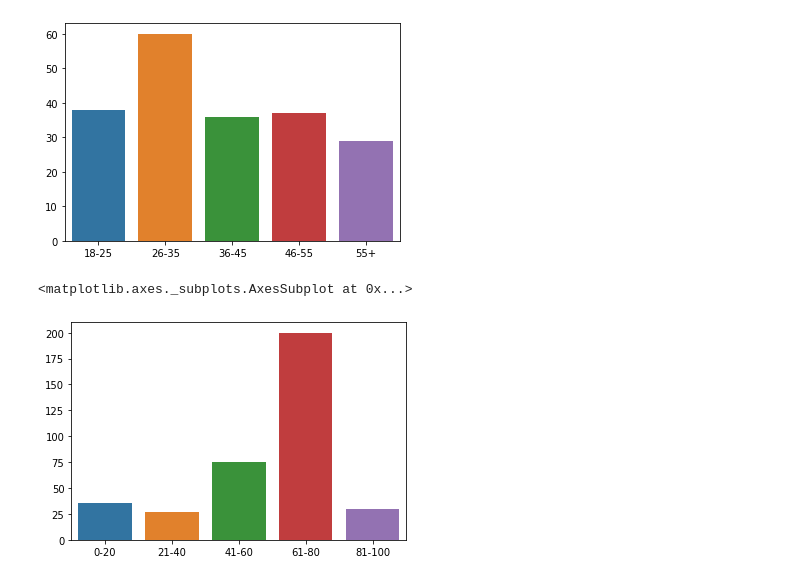
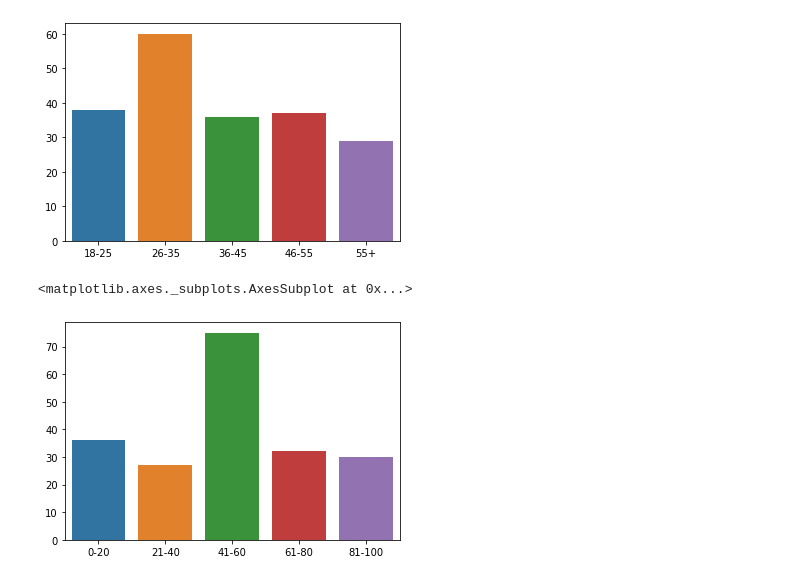
Before and after one commit to NehaNeha417/ML_SHALA, a Jupyter notebook: assignment9_clustering.ipynb, the cells around one changed output. Saved outputs shown, nothing was run; the diff lists cells and outputs as text; code cells hidden in the pictures.

```diff
--- a/assignment9_clustering.ipynb
+++ b/assignment9_clustering.ipynb
@@ -90,12 +90,12 @@ sns.barplot(x,y)
 # %%
 ss0_20 = data["Spending Score (1-100)"][(data["Spending Score (1-100)"] <=20)]
 ss21_40 = data["Spending Score (1-100)"][(data["Spending Score (1-100)"] >=21) & (data["Spending Score (1-100)"]<=40)]
 ss41_60 = data["Spending Score (1-100)"][(data["Spending Score (1-100)"] >=41) & (data["Spending Score (1-100)"]<=60)]
-ss611_80 = data["Spending Score (1-100)"][(data["Spending Score (1-100)"] >=61) & (data["Spending Score (1-100)"]<=80)]
+ss61_80 = data["Spending Score (1-100)"][(data["Spending Score (1-100)"] >=61) & (data["Spending Score (1-100)"]<=80)]
 ss81_100 = data["Spending Score (1-100)"][(data["Spending Score (1-100)"] >=81) & (data["Spending Score (1-100)"]<=100)]
 x = ['0-20','21-40','41-60','61-80','81-100']
 y = [len(ss0_20.values),len(ss21_40.values),len(ss41_60.values),len(ss61_80.values),len(ss81_100.values)]
 sns.barplot(x,y)
 # %% [output]
 <matplotlib.axes._subplots.AxesSubplot at 0x...>
-[figure, old version]
+[figure, new version]
```
Also changed, not shown: parts of 4 cells of this notebook.
